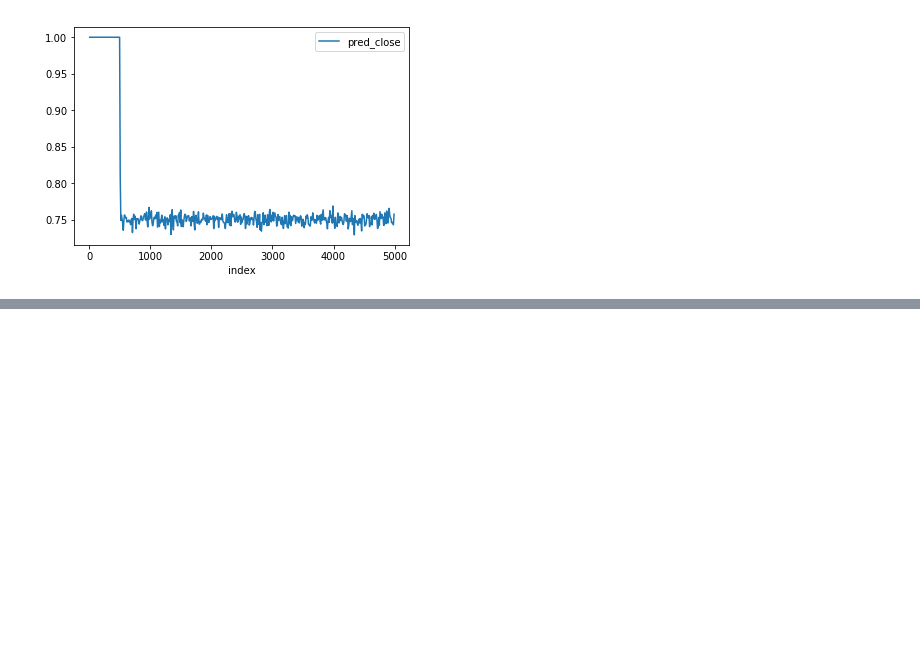
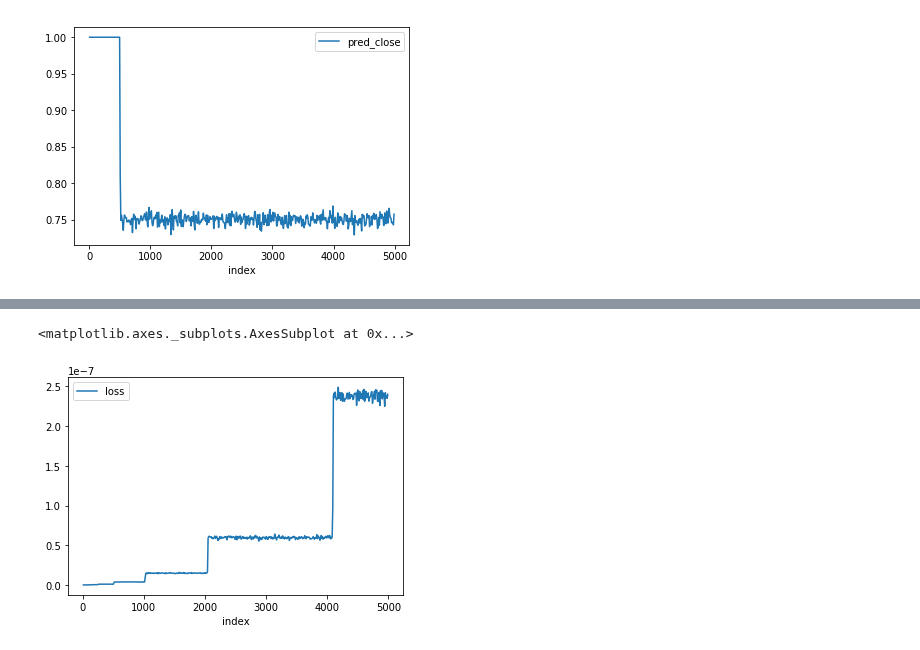
Before and after one commit to acyrl/NALU, a Jupyter notebook: basic_experiments.ipynb, the cells around one changed output, grey strips where cells are left out. Cells and saved outputs as stored; diff of their text form; code cells hidden in the pictures; blank space fills up the shorter version.

Commit message:
squaring and saved models

```diff
--- a/basic_experiments.ipynb
+++ b/basic_experiments.ipynb
@@ -243,0 +277,2 @@ plot_data.plot(x='index', y='pred_close')
+# %%
+nalu_add_model = load_model("saved_models/nalu_add.h5", custom_objects={'NALU': NALU, 'pred_close': pred_close})
@@ -243,0 +309,10 @@ plot_data.plot(x='index', y='pred_close')
+# %%
+plot_data_nalu = pd.DataFrame(data={'index': [], 'loss':[], 'pred_close':[]})
+# %%
+N = 500
+for i in range(1, N):
+    if not i % 20:
+        print("iteration {0}/{1}".format(i, N))
+    Xtest, Ytest = gd.gd_uniform(i*10, (i+1)*10-1, size=5000)
+    nalu_loss, nalu_pred_close = nalu_add_model.evaluate(Xtest, Ytest, verbose=0)
+    plot_data_nalu = pd.concat([plot_data_nalu, pd.DataFrame({'index':[i*10], 'loss':[nalu_loss], 'pred_close':[nalu_pred_close]})])
@@ -243,0 +337,5 @@ plot_data.plot(x='index', y='pred_close')
+# %%
+plot_data_nalu.plot(x='index', y='loss')
+# %% [output]
+<matplotlib.axes._subplots.AxesSubplot at 0x...>
+[figure, added]
```
Also changed, not shown: parts of 23 cells of this notebook, 2 other files.
